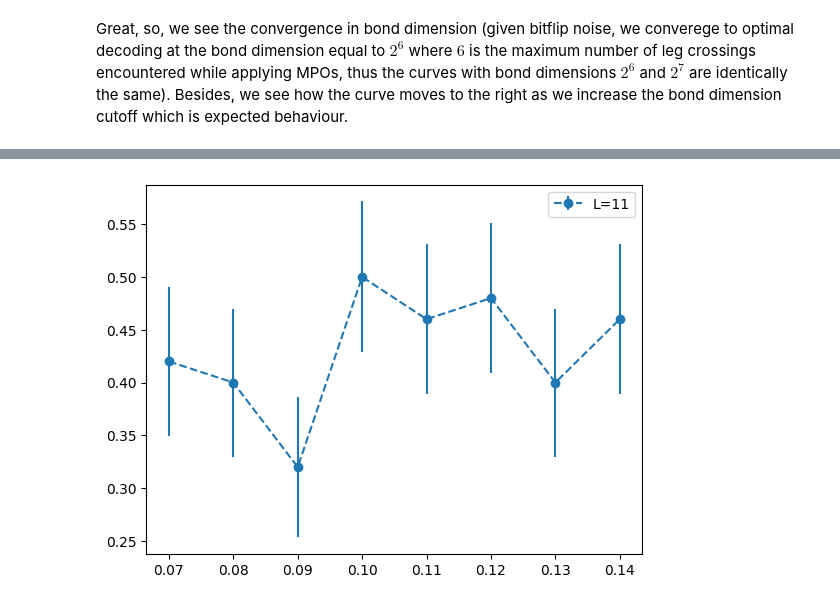
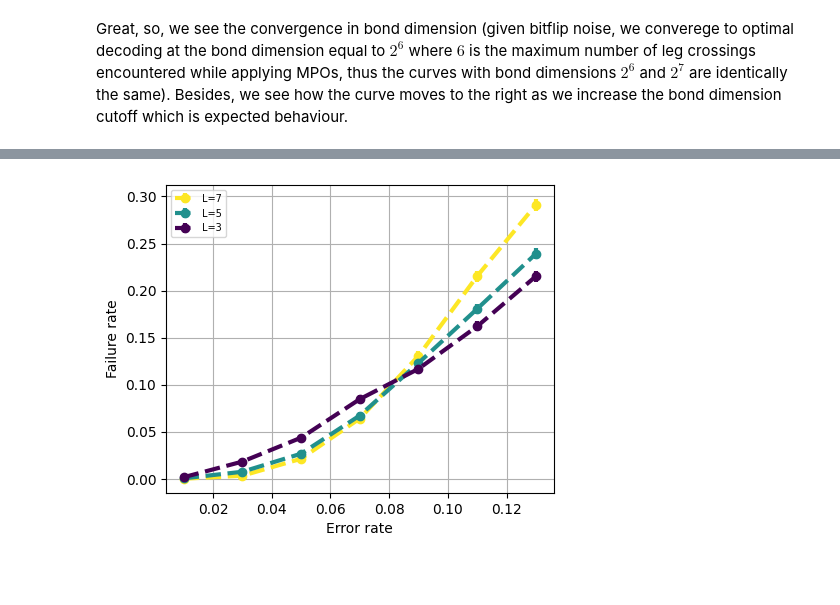
Before and after one commit to quicophy/mdopt, a Jupyter notebook: docs/source/quantum_surface.ipynb, the cells around one changed output, grey strips where cells are left out. Drawn from its saved outputs; the diff is of its cells as text; code cells hidden in the pictures; blank space fills up the shorter version.

```diff
--- a/docs/source/quantum_surface.ipynb
+++ b/docs/source/quantum_surface.ipynb
@@ -380,18 +462,17 @@ mpo_matrix_full = plot_parity_check_mpo(
 # %%
 LATTICE_SIZE = 3
-NUM_QUBITS = 2 * (LATTICE_SIZE - 1) * LATTICE_SIZE
-NUM_EXPERIMENTS = 1000
+NUM_EXPERIMENTS = 5000
 
 SEED = 123
 seed_seq = np.random.SeedSequence(SEED)
 errors = {}
 
-max_bond_dims = [128, 64, 32, 16, 8, 4]
-error_rates = np.arange(0.01, 0.21, 0.02)
+max_bond_dims = [128, 64, 32, 16, 8]
+error_rates = [0.01, 0.03, 0.05, 0.07, 0.09, 0.11, 0.13]
 failures_statistics = {}
 
-rep_code = qc.repetition_code(LATTICE_SIZE)
-surface_code = qc.hypergraph_product(rep_code, rep_code)
+rep_code = qec.repetition_code(LATTICE_SIZE)
+surface_code = qec.hypergraph_product(rep_code, rep_code)
 
 for ERROR_RATE in error_rates:
     errors[LATTICE_SIZE, ERROR_RATE] = []
@@ -420,8 +501,8 @@ for CHI_MAX in max_bond_dims:
                 multiply_by_stabiliser=False,
                 bias_type="Bitflip",
                 bias_prob=0.1,
-                tolerance=1e-8,
-                cut=1e-8,
+                tolerance=0,
+                cut=0,
                 renormalise=True,
                 silent=True,
                 contraction_strategy="Optimised",
@@ -562,21 +639,44 @@ KeyboardInterrupt:
+# %%
+for LATTICE_SIZE in lattice_sizes:
+    for CHI_MAX in max_bond_dims:
+        for BIAS in biases:
+            for TOLERANCE in tolerances:
+                for CUT in cuts:
+                    for ERROR_RATE in error_rates:
+                        key = (LATTICE_SIZE, CHI_MAX, ERROR_RATE, BIAS, TOLERANCE, CUT)
+                        failure_rates[key] = np.nanmean(failures_statistics[key])
+                        error_bars[key] = sem(
+                            failures_statistics[key], nan_policy="omit"
+                        )
 # %%
-CHI_MAX, BIAS, TOLERANCE, CUT = 8, 1e-1, 1e-12, 1e-12
+CHI_MAX, BIAS, TOLERANCE, CUT = 20, 0.1, 0, 0
 
-for lattice_size in [11]:
+plt.figure(figsize=(5, 4))
+
+green_cmap = colormaps["viridis_r"]
+norm = Normalize(vmin=0, vmax=len(lattice_sizes) - 1)
+
+for index, lattice_size in enumerate(lattice_sizes):
     plt.errorbar(
         error_rates,
         [
             failure_rates[lattice_size, CHI_MAX, ERROR_RATE, BIAS, TOLERANCE, CUT]
             for ERROR_RATE in error_rates
         ],
         yerr=[
             error_bars[lattice_size, CHI_MAX, ERROR_RATE, BIAS, TOLERANCE, CUT]
             for ERROR_RATE in error_rates
         ],
         fmt="o--",
         label=f"L={lattice_size}",
+        linewidth=3,
+        color=green_cmap(norm(index)),
     )
-    plt.legend()
+    plt.legend(fontsize=7)
+
+plt.xlabel("Error rate")
+plt.ylabel("Failure rate")
+plt.grid()
 plt.show()
 # %% [output]
-[figure, old version]
+[figure, new version]
```
Also changed, not shown: parts of 31 cells of this notebook, 10 other files.
